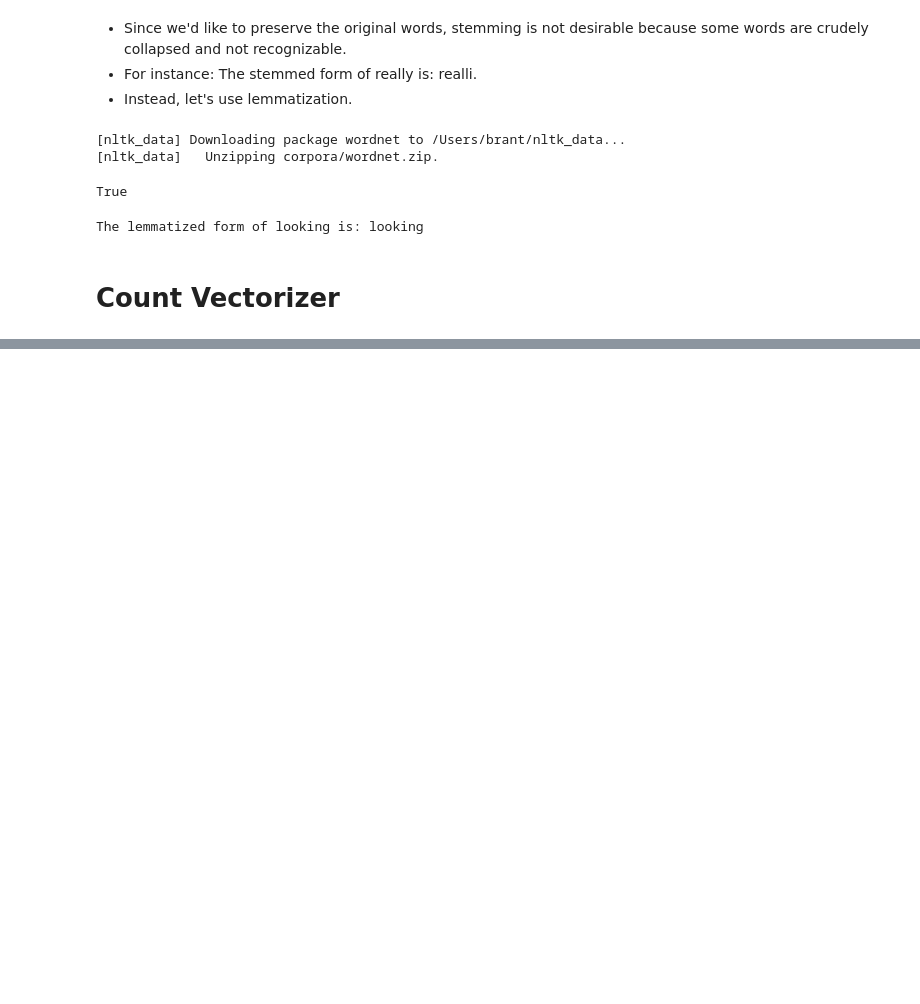
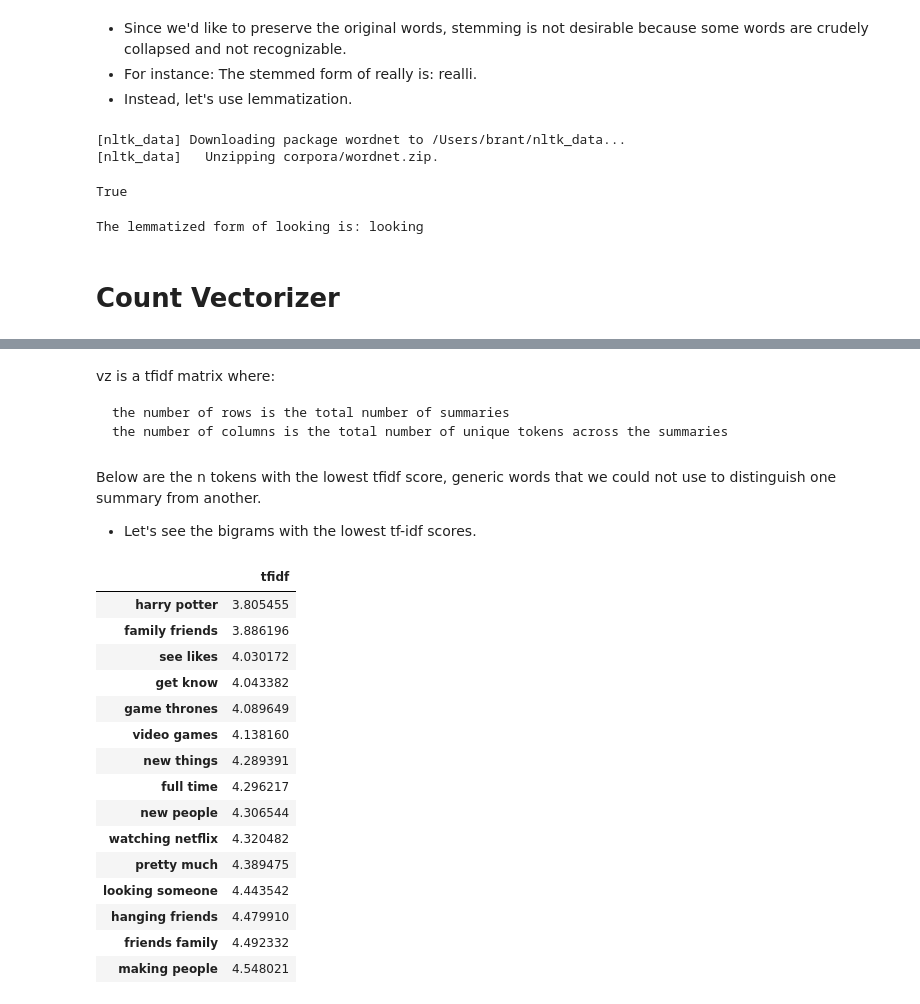
Before and after one commit to byukan/Chatbots-NLP, a Jupyter notebook: OkCupid Dating Profiles Analysis.ipynb, the cells around one changed output, grey strips where cells are left out. Saved outputs shown, nothing was run; the diff lists cells and outputs as text; code cells hidden in the pictures; blank space fills up the shorter version.

```diff
--- a/OkCupid Dating Profiles Analysis.ipynb
+++ b/OkCupid Dating Profiles Analysis.ipynb
@@ -267,0 +327,44 @@ essay_transform = vectorizer.fit_transform(df['tokens'].apply(lambda x: ' '.join
+# %%
+tfidf_vectorizer = TfidfVectorizer(min_df=1,
+                             max_features=None,
+                             tokenizer=tokenize,
+                             ngram_range=(2, 3)
+                            )
+
+all_essay = df['essays'].values
+vz = tfidf_vectorizer.fit_transform(list(all_essay))
+# %% [markdown]
+vz is a tfidf matrix where:
+
+    the number of rows is the total number of summaries
+    the number of columns is the total number of unique tokens across the summaries
+# %%
+#  create a dictionary mapping the tokens to their tfidf values
+tfidf = dict(zip(tfidf_vectorizer.get_feature_names(), tfidf_vectorizer.idf_))
+
+tfidf = pd.DataFrame(columns=['tfidf']).from_dict(
+                    dict(tfidf), orient='index')
+tfidf.columns = ['tfidf']
+# %% [markdown]
+Below are the n tokens with the lowest tfidf score, generic words that we could not use to distinguish one summary from another.
+
+- Let's see the bigrams with the lowest tf-idf scores.
+# %%
+tfidf.sort_values(by=['tfidf'], ascending=True).head(15)
+# %% [output]
+|  | tfidf |
+| harry potter | 3.805455 |
+| family friends | 3.886196 |
+| see likes | 4.030172 |
+| get know | 4.043382 |
+| game thrones | 4.089649 |
+| video games | 4.138160 |
+| new things | 4.289391 |
+| full time | 4.296217 |
+| new people | 4.306544 |
+| watching netflix | 4.320482 |
+| pretty much | 4.389475 |
+| looking someone | 4.443542 |
+| hanging friends | 4.479910 |
+| friends family | 4.492332 |
+| making people | 4.548021 |
```
Also changed, not shown: parts of 14 cells of this notebook.
